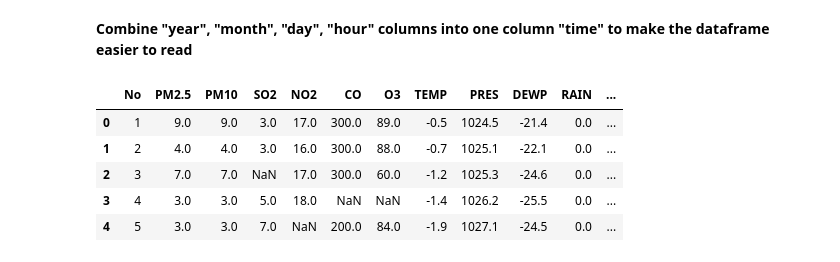
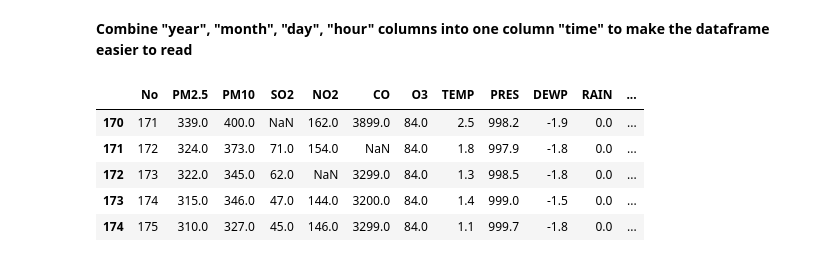
Before and after one commit to AscendingGrass/Dicoding, a Jupyter notebook: Belajar Analisis Data dengan Python/notebook.ipynb, the cells around one changed output. Drawn from its saved outputs; the diff is of its cells as text; code cells hidden in the pictures.

```diff
--- a/Belajar Analisis Data dengan Python/notebook.ipynb
+++ b/Belajar Analisis Data dengan Python/notebook.ipynb
@@ -122,11 +106,12 @@ cleaned_df = df.copy()
 # %%
 cleaned_df['time'] = pd.to_datetime(cleaned_df[['year', 'month', 'day', 'hour']])
 cleaned_df.drop(['year', 'month', 'day', 'hour'], axis=1, inplace=True)
-cleaned_df.head()
+cleaned_df = cleaned_df.sort_values(by=['station', 'time']).reset_index(drop=True)
+cleaned_df.iloc[170:175]
 # %% [output]
 |  | No | PM2.5 | PM10 | SO2 | NO2 | CO | O3 | TEMP | PRES | DEWP | RAIN | ... |
-| 0 | 1 | 9.0 | 9.0 | 3.0 | 17.0 | 300.0 | 89.0 | -0.5 | 1024.5 | -21.4 | 0.0 | ... |
-| 1 | 2 | 4.0 | 4.0 | 3.0 | 16.0 | 300.0 | 88.0 | -0.7 | 1025.1 | -22.1 | 0.0 | ... |
-| 2 | 3 | 7.0 | 7.0 | NaN | 17.0 | 300.0 | 60.0 | -1.2 | 1025.3 | -24.6 | 0.0 | ... |
-| 3 | 4 | 3.0 | 3.0 | 5.0 | 18.0 | NaN | NaN | -1.4 | 1026.2 | -25.5 | 0.0 | ... |
-| 4 | 5 | 3.0 | 3.0 | 7.0 | NaN | 200.0 | 84.0 | -1.9 | 1027.1 | -24.5 | 0.0 | ... |
+| 170 | 171 | 339.0 | 400.0 | NaN | 162.0 | 3899.0 | 84.0 | 2.5 | 998.2 | -1.9 | 0.0 | ... |
+| 171 | 172 | 324.0 | 373.0 | 71.0 | 154.0 | NaN | 84.0 | 1.8 | 997.9 | -1.8 | 0.0 | ... |
+| 172 | 173 | 322.0 | 345.0 | 62.0 | NaN | 3299.0 | 84.0 | 1.3 | 998.5 | -1.8 | 0.0 | ... |
+| 173 | 174 | 315.0 | 346.0 | 47.0 | 144.0 | 3200.0 | 84.0 | 1.4 | 999.0 | -1.5 | 0.0 | ... |
+| 174 | 175 | 310.0 | 327.0 | 45.0 | 146.0 | 3299.0 | 84.0 | 1.1 | 999.7 | -1.8 | 0.0 | ... |
```
Also changed, not shown: parts of 27 cells of this notebook.
